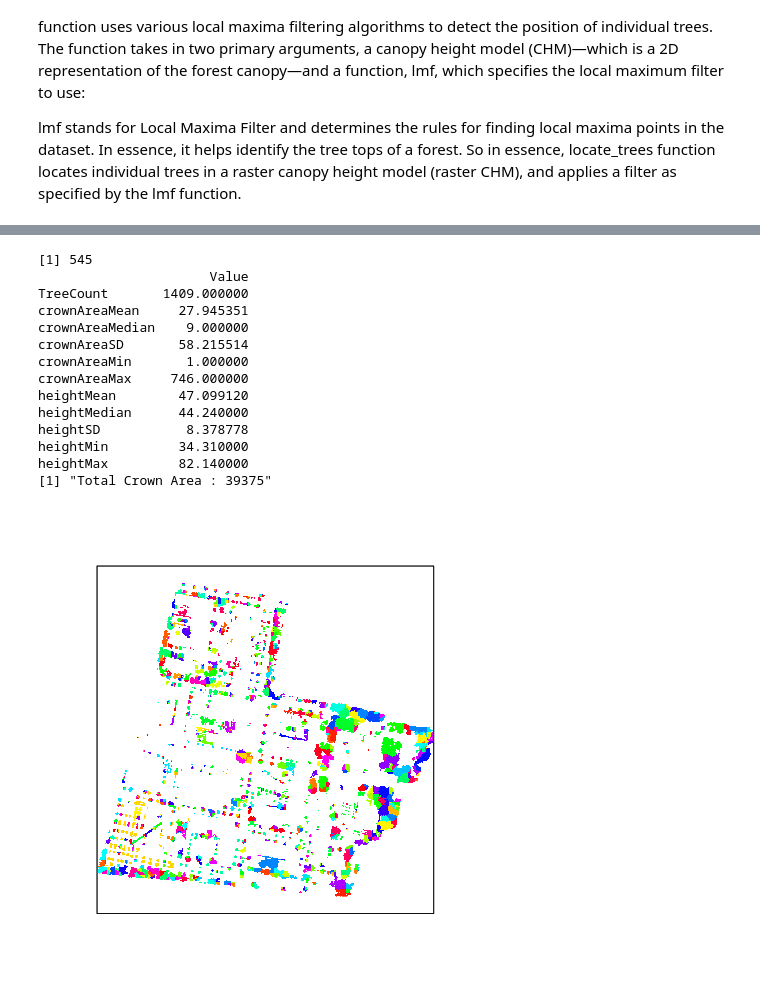
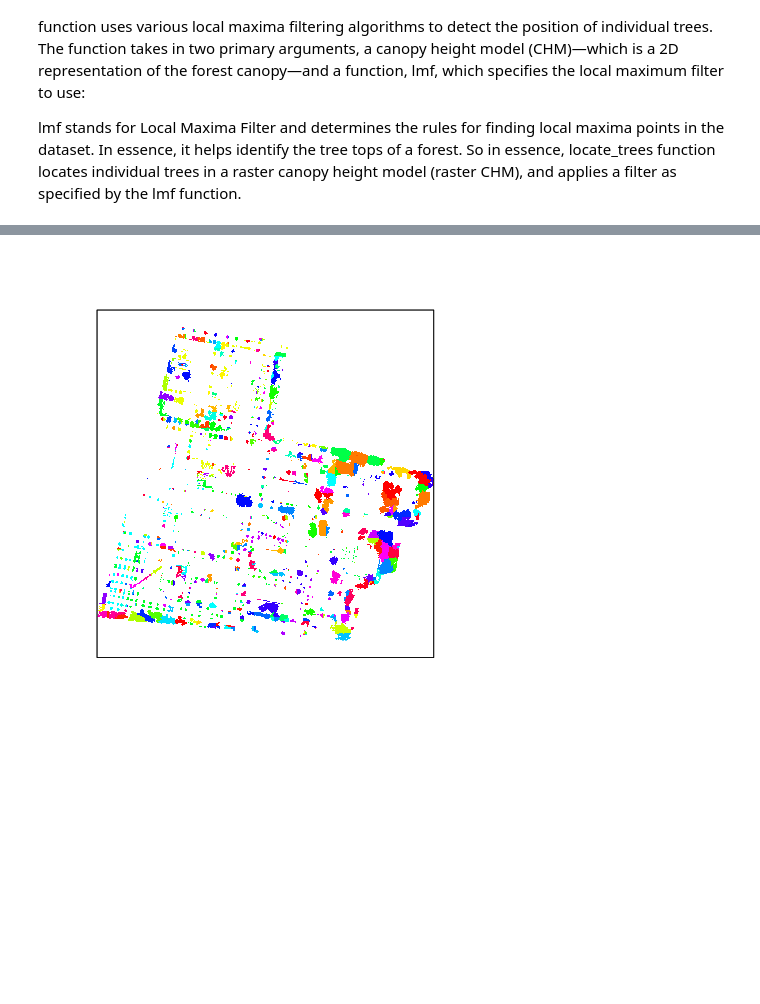
Before and after one commit to ni-be/golm_tree_analysis, a Jupyter notebook: golm_tree_analysis.ipynb, the cells around one changed output, grey strips where cells are left out. Cells and saved outputs as stored; diff of their text form; code cells hidden in the pictures; blank space fills up the shorter version.

```diff
--- a/golm_tree_analysis.ipynb
+++ b/golm_tree_analysis.ipynb
@@ -570,43 +630,14 @@ heightMax        137.890000
 # %%
 %%R
-
-chm <- rasterize_canopy(las52, 1, p2r(0.6), pkg = "raster")
-#f <- function(x) {x * 0.02 + 0.3}
-
+chm <- chm_p2r_las52
 ttops <- vwf(CHM = chm, winFun = f, minHeight = 2)
-
 plot(chm, xlab = "", ylab = "", xaxt = 'n', yaxt = 'n')
 plot(ttops, col = "green", pch = 20, cex = 0.5, add = TRUE)
-
 # Create crown map
 crowns <- mcws(treetops = ttops, CHM = chm,  minHeight = 3, verbose = FALSE)
-
 # Plot crowns
 plot(crowns, col = sample(rainbow(50), length(unique(crowns[])), replace = TRUE), legend = FALSE, xlab = "", ylab = "", xaxt='n', yaxt = 'n')
-print(nrow(crowns))
-crowns_poly <- mcws(treetops = ttops, CHM = chm, minHeight = 3, verbose = FALSE, format="polygons")
-summary <- sp_summarise(crowns_poly, variables = c("crownArea", "height"))
-print(summary)
-# Calculate total crown area
-total_crown_area2 <- sum(crowns_poly$crownArea)
-
-# Print total crown area
-print(paste("Total Crown Area :", total_crown_area2))
 # %% [output]
-[1] 545
-                      Value
-TreeCount       1409.000000
-crownAreaMean     27.945351
-crownAreaMedian    9.000000
-crownAreaSD       58.215514
-crownAreaMin       1.000000
-crownAreaMax     746.000000
-heightMean        47.099120
-heightMedian      44.240000
-heightSD           8.378778
-heightMin         34.310000
-heightMax         82.140000
-[1] "Total Crown Area : 39375"
-[figure, old version]
+[figure, new version]
 # %%
 %%R
```
Also changed, not shown: parts of 24 cells of this notebook.
